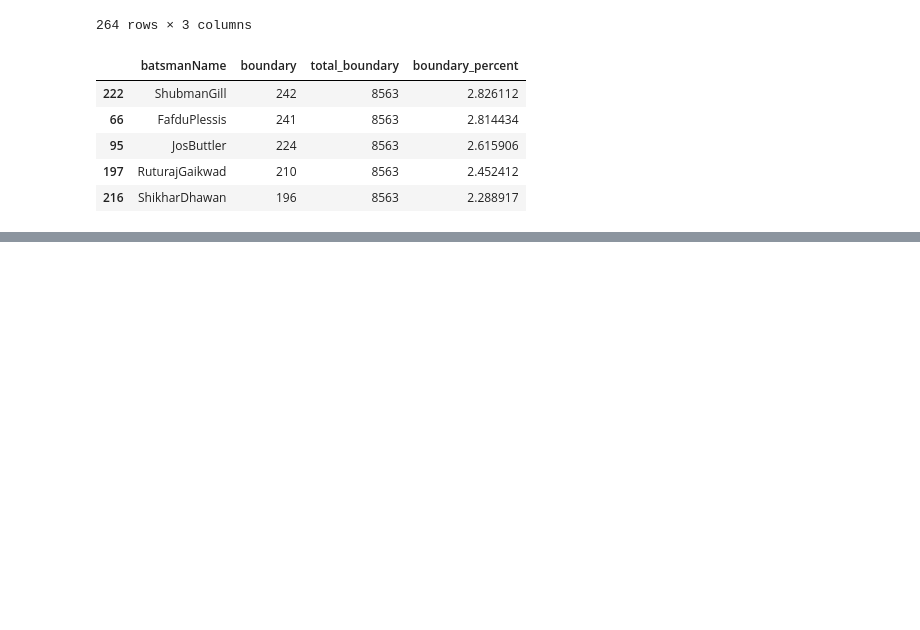
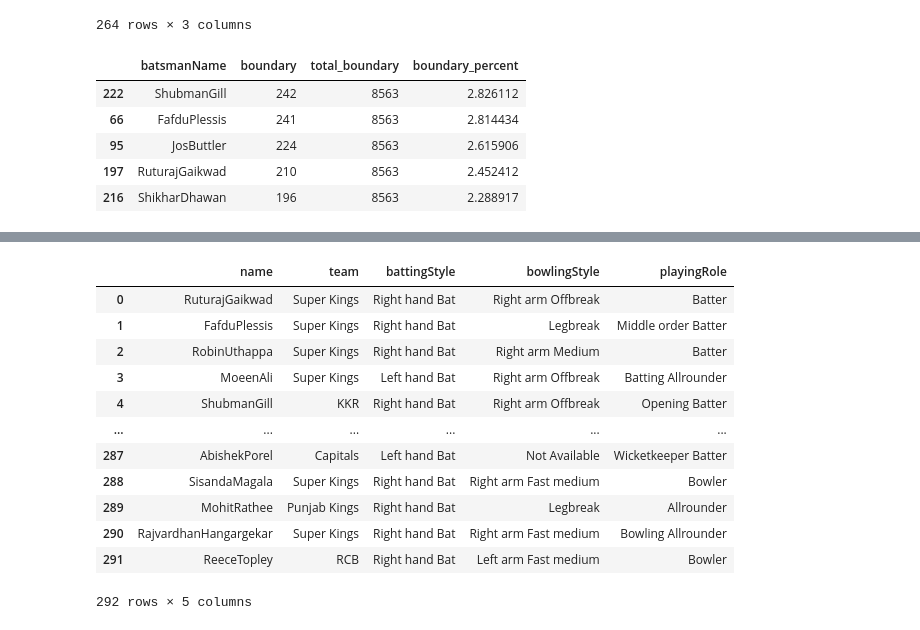
Before and after one commit to sourabhms66/ipl_2024, a Jupyter notebook: codes.ipynb, the cells around one changed output, grey strips where cells are left out. Cells and saved outputs as stored; diff of their text form; code cells hidden in the pictures; blank space fills up the shorter version.

```diff
--- a/codes.ipynb
+++ b/codes.ipynb
@@ -887,0 +944,16 @@ batsman_boundary_percent.sort_values(by='boundary_percent',ascending=False).head
+# %%
+players
+# %% [output]
+|  | name | team | battingStyle | bowlingStyle | playingRole |
+| 0 | RuturajGaikwad | Super Kings | Right hand Bat | Right arm Offbreak | Batter |
+| 1 | FafduPlessis | Super Kings | Right hand Bat | Legbreak | Middle order Batter |
+| 2 | RobinUthappa | Super Kings | Right hand Bat | Right arm Medium | Batter |
+| 3 | MoeenAli | Super Kings | Left hand Bat | Right arm Offbreak | Batting Allrounder |
+| 4 | ShubmanGill | KKR | Right hand Bat | Right arm Offbreak | Opening Batter |
+| ... | ... | ... | ... | ... | ... |
+| 287 | AbishekPorel | Capitals | Left hand Bat | Not Available | Wicketkeeper Batter |
+| 288 | SisandaMagala | Super Kings | Right hand Bat | Right arm Fast medium | Bowler |
+| 289 | MohitRathee | Punjab Kings | Right hand Bat | Legbreak | Allrounder |
+| 290 | RajvardhanHangargekar | Super Kings | Right hand Bat | Right arm Fast medium | Bowling Allrounder |
+| 291 | ReeceTopley | RCB | Right hand Bat | Left arm Fast medium | Bowler |
+292 rows × 5 columns
```
Also changed, not shown: parts of 7 cells of this notebook.
